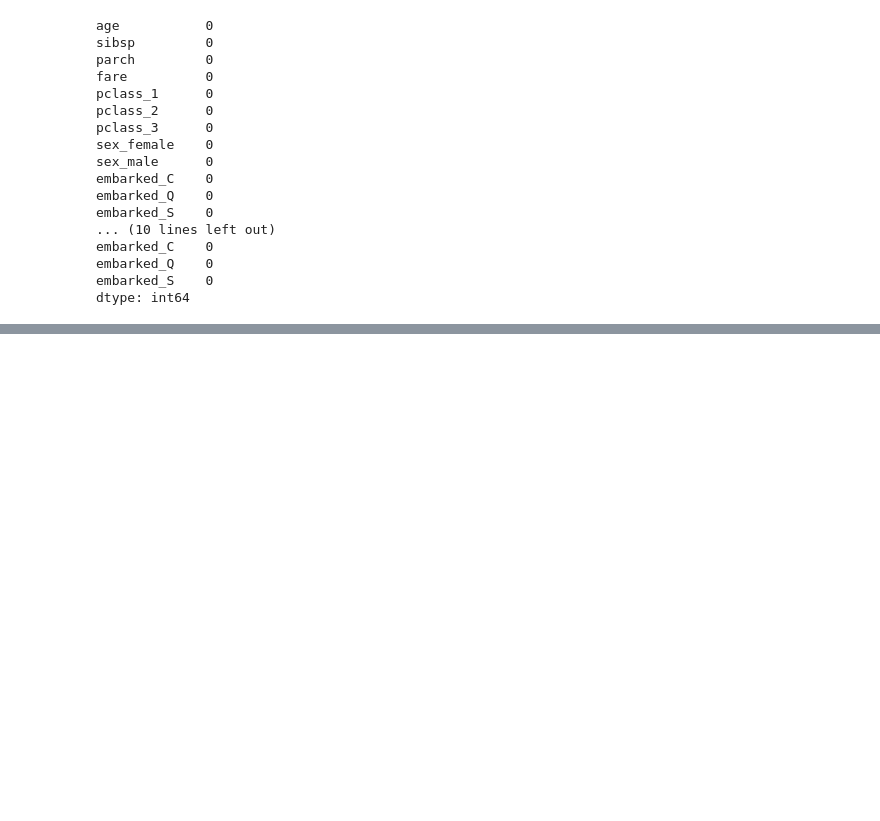
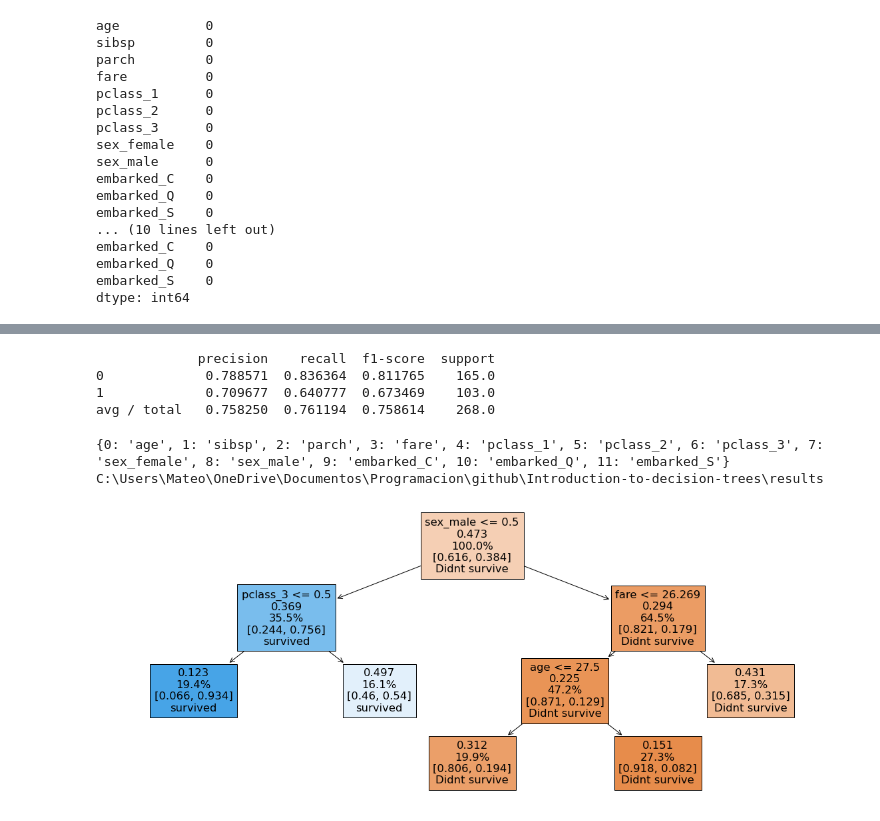
Before and after one commit to Mateocontrerass/Introduction-to-decision-trees, a Jupyter notebook: Decision_tree.ipynb, the cells around one changed output, grey strips where cells are left out. Saved outputs shown, nothing was run; the diff lists cells and outputs as text; code cells hidden in the pictures; blank space fills up the shorter version.

```diff
--- a/Decision_tree.ipynb
+++ b/Decision_tree.ipynb
@@ -411,0 +414,3 @@ clf = DecisionTreeClassifier(random_state=123, min_samples_leaf=100)
+# %%
+# Train the model
+clf.fit(x_train,y_train)
@@ -411,0 +464,26 @@ clf = DecisionTreeClassifier(random_state=123, min_samples_leaf=100)
+# %%
+df_class = pandas_classification_report(y_true=y_test,y_pred=y_predicted)
+print(df_class)
+df_class.to_excel("results.xlsx")
+# %% [output]
+             precision    recall  f1-score  support
+0             0.788571  0.836364  0.811765    165.0
+1             0.709677  0.640777  0.673469    103.0
+avg / total   0.758250  0.761194  0.758614    268.0
+# %%
+# Let's declare a dictonary containing all the information about
+# the features.
+print(dict(enumerate(x_train.columns)))
+
+# Now we will plot the resulting tree.
+
+fig = plt.figure(figsize=(20,8))
+
+tree.plot_tree(clf,feature_names=list(x_train.columns),filled=True, label="none",
+proportion=True,class_names=["Didnt survive","survived"])
+
+fig.savefig( "tree.png",format="png",bbox_inches="tight")
+# %% [output]
+{0: 'age', 1: 'sibsp', 2: 'parch', 3: 'fare', 4: 'pclass_1', 5: 'pclass_2', 6: 'pclass_3', 7: 'sex_female', 8: 'sex_male', 9: 'embarked_C', 10: 'embarked_Q', 11: 'embarked_S'}
+C:\Users\Mateo\OneDrive\Documentos\Programacion\github\Introduction-to-decision-trees\results
+[figure, added]
```
Also changed, not shown: parts of 8 cells of this notebook, 1 other file.
